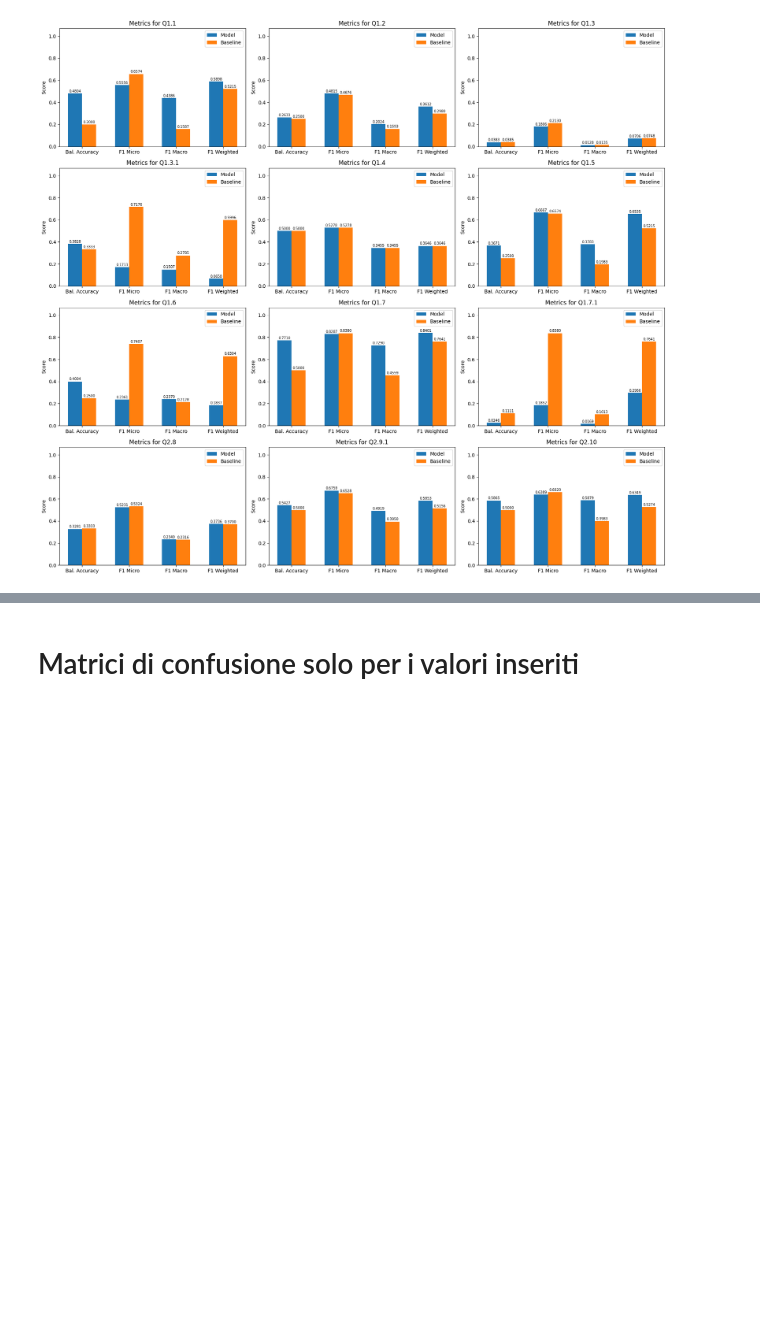
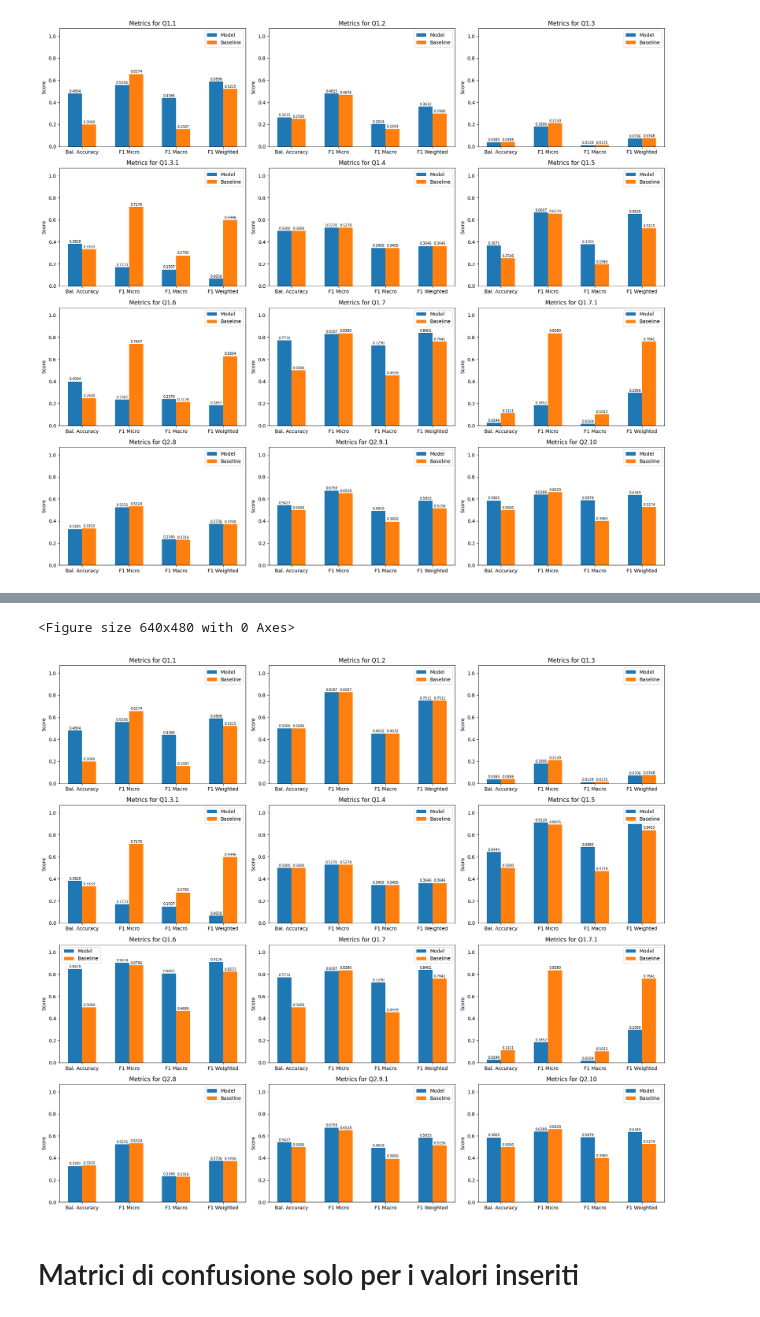
Before and after one commit to bianchi-john/ChatGPTAsAnnotator, a Jupyter notebook: Code/Comparison.ipynb, the cells around one changed output, grey strips where cells are left out. Cells and saved outputs as stored; diff of their text form; code cells hidden in the pictures; blank space fills up the shorter version.

```diff
--- a/Code/Comparison.ipynb
+++ b/Code/Comparison.ipynb
@@ -266,0 +273,23 @@ calculate_metrics_per_column('Manuel', 'ChatGPT4AsAnnotator', df)
+# %%
+def semplify_column(column):
+  """
+  Trasforma una colonna in base alle condizioni specificate.
+
+  Args:
+    column: La colonna da trasformare (serie Pandas).
+
+  Returns:
+    La colonna trasformata (serie Pandas).
+  """
+
+  column = column.copy()
+  column[column < 3] = 1
+  column[column > 2] = 2
+  return column
+
+
+semplified_df = df
+
+semplified_df["Q1.2"] = semplify_column(semplified_df["Q1.2"])
+semplified_df["Q1.5"] = semplify_column(semplified_df["Q1.5"])
+semplified_df["Q1.6"] = semplify_column(semplified_df["Q1.6"])
@@ -267,3 +312,8 @@ calculate_metrics_per_column('Manuel', 'ChatGPT4AsAnnotator', df)
+# %%
+calculate_metrics_per_column('Manuel', 'ChatGPT4AsAnnotator', semplified_df)
+# %% [output]
+<Figure size 640x480 with 0 Axes>
+[figure, added]
 # %% [markdown]
 
 
```
Also changed, not shown: parts of 4 cells of this notebook, 1 other file.
